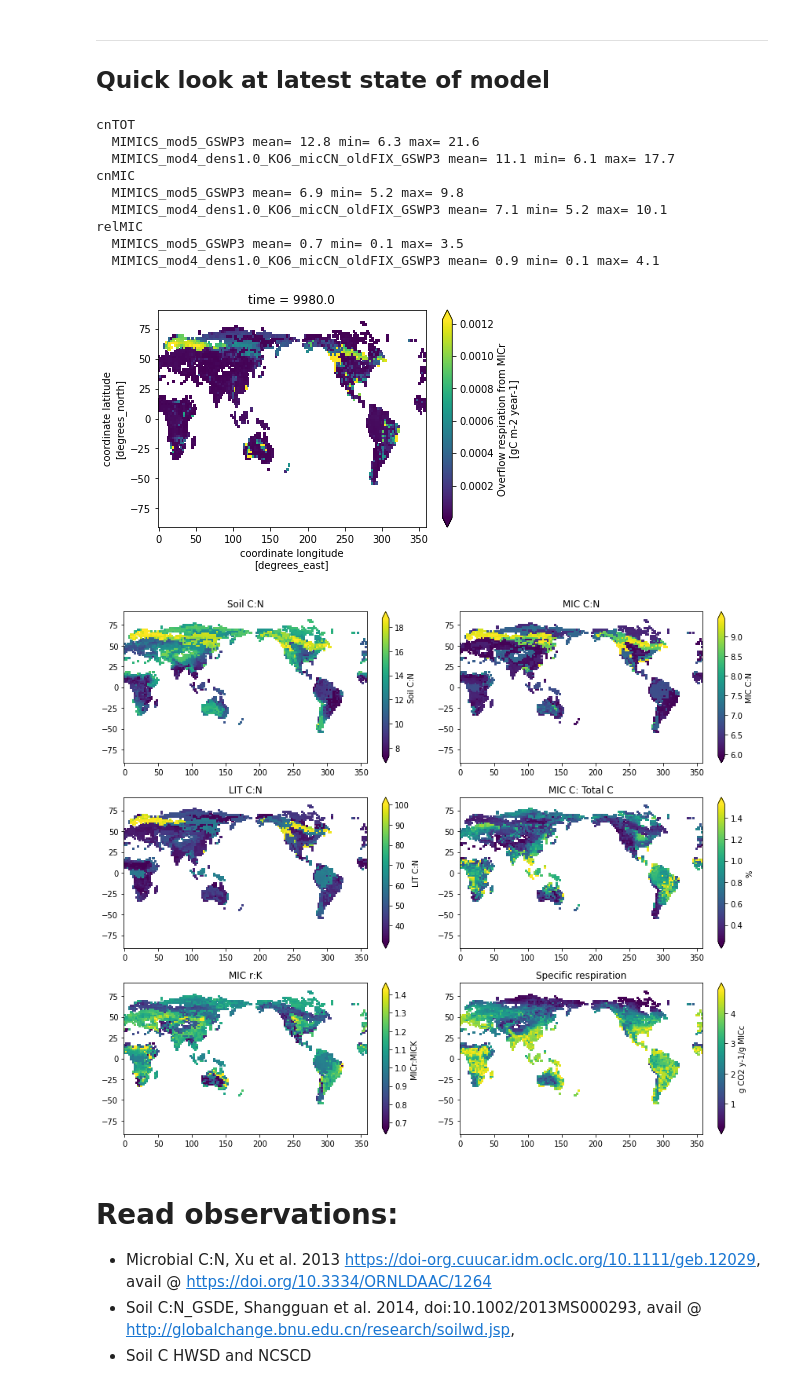
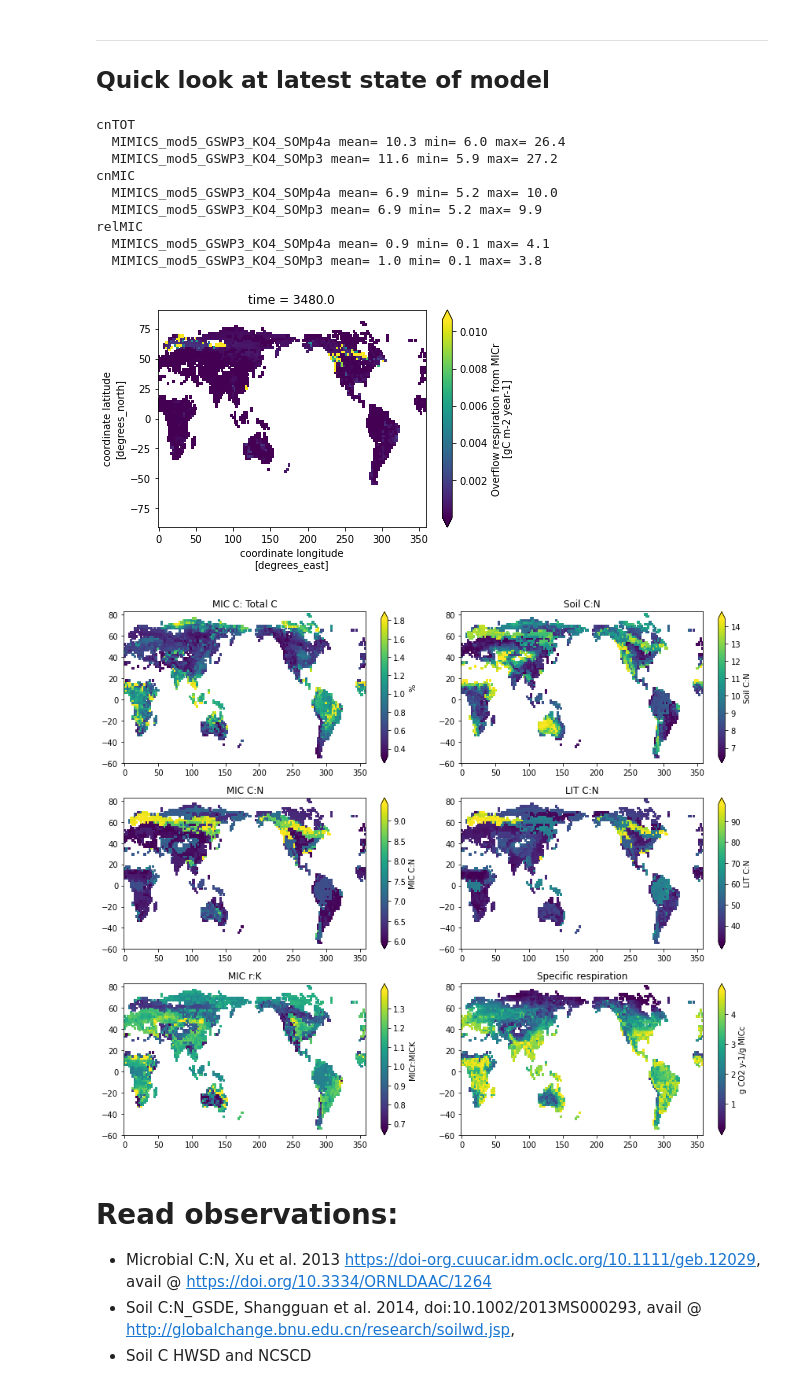
Before and after one commit to wwieder/biogeochem_testbed, a Jupyter notebook: analysis_code/CheckSpinup.ipynb, the cells around one changed output. Saved outputs shown, nothing was run; the diff lists cells and outputs as text; code cells hidden in the pictures.

```diff
--- a/analysis_code/CheckSpinup.ipynb
+++ b/analysis_code/CheckSpinup.ipynb
@@ -78,10 +94,11 @@ else:
 # %% [markdown]
 #### Point to and open datasets
 # %%
-full_pathMIM = path+case+'mimics_pool_flux_*80.nc'  # read in data every 100 years
-full_pathCAS = path+case+'casaclm_pool_flux_*80.nc' # casa files for vegetation results
-full_pathMIM2 = path+case2+'mimics_pool_flux_*80.nc'
-full_pathCAS2 = path+case2+'casaclm_pool_flux_*80.nc'
+#full_pathMIM = path+case+'mimics_pool_flux_*80.nc'  # read in data every 100 years
+full_pathMIM = path+case[0]+'mimics_pool_flux_*80.nc'  # read in data every 100 years
+full_pathCAS = path+case[0]+'casaclm_pool_flux_*80.nc' # casa files for vegetation results
+full_pathMIM2 = path+case[1]+'mimics_pool_flux_*80.nc'
+full_pathCAS2 = path+case[1]+'casaclm_pool_flux_*80.nc'
 
 print(full_pathCAS)
 
@@ -107,8 +124,11 @@ print('-- read in dataset -- ')
 # mask out low productivity cells
 minNPP = 10
 ds = utils.sum_pools(ds, model)
-ds = ds.where(ds['cnpp']>minNPP)
+initNPP = ds.cnpp.isel(time=slice(0,20)).mean(dim='time')
+ds = ds.where(initNPP>minNPP)
+#print(initNPP)
+
 if compare == True:
     ds2 = utils.sum_pools(ds2, model)
-    ds2 = ds2.where(ds2['cnpp']>minNPP)
+    ds2 = ds2.where(initNPP>minNPP)
 # %%
@@ -166,14 +186,14 @@ def map_function(da, cb=0, panel=None, cmap=None, ax=None,
 panel = ['(a)','(b)','(c)','(d)','(e)','(f)','(g)','(h)','(i)','(j)','(k)','(l)']
 # %%
 if model == 'mim':
-    Cvars =['cnpp','cTOT','cSOMp','cSOMc','NEP']
+    Cvars =['cTOT','cSOMp','cSOMa','cSOMc','cgpp']
 else:
     Cvars =['cnpp','cTOT','clitcwd']
 
 if compare == True:
-    globalSum(ds2,Cvars, plot=True, Round=False, sim=sim2)
+    globalSum(ds2,Cvars, plot=True, Round=False, sim=sim[1])
 
-globalSum(ds,Cvars, plot=True, Round=False, sim=sim)
+globalSum(ds,Cvars, plot=True, Round=False, sim=sim[0])
 
 # Now call the map_function
 fig, axes = plt.subplots(nrows=1, ncols=len(Cvars), figsize=((5*len(Cvars)),6), constrained_layout=True,
@@ -221,12 +242,12 @@ ds['cnpp'].isel(time=-1).plot(robust=True);
 meanVars = ['cnTOT','cnMIC', 'relMIC']
 for i in range(len(meanVars)):
     print(meanVars[i])
-    print('  '+sim+
+    print('  '+sim[0]+
           ' mean= '+str(np.round(ds[meanVars[i]].mean().values,1))+
           ' min= '+ str(np.round(ds[meanVars[i]].min().values,1))+
           ' max= '+ str(np.round(ds[meanVars[i]].max().values,1)))
     if compare==True:
-        print('  '+sim2+
+        print('  '+sim[1]+
               ' mean= '+str(np.round(ds2[meanVars[i]].mean().values,1))+
               ' min= ' +str(np.round(ds2[meanVars[i]].min().values,1))+
               ' max= ' +str(np.round(ds2[meanVars[i]].max().values,1)))
@@ -234,39 +255,40 @@ for i in range(len(meanVars)):
 ds.cOverflow_r.isel(time=-1).plot(robust=True);
 # %% [output]
 cnTOT
-  MIMICS_mod5_GSWP3 mean= 12.8 min= 6.3 max= 21.6
-  MIMICS_mod4_dens1.0_KO6_micCN_oldFIX_GSWP3 mean= 11.1 min= 6.1 max= 17.7
+  MIMICS_mod5_GSWP3_KO4_SOMp4a mean= 10.3 min= 6.0 max= 26.4
+  MIMICS_mod5_GSWP3_KO4_SOMp3 mean= 11.6 min= 5.9 max= 27.2
 cnMIC
-  MIMICS_mod5_GSWP3 mean= 6.9 min= 5.2 max= 9.8
-  MIMICS_mod4_dens1.0_KO6_micCN_oldFIX_GSWP3 mean= 7.1 min= 5.2 max= 10.1
+  MIMICS_mod5_GSWP3_KO4_SOMp4a mean= 6.9 min= 5.2 max= 10.0
+  MIMICS_mod5_GSWP3_KO4_SOMp3 mean= 6.9 min= 5.2 max= 9.9
 relMIC
-  MIMICS_mod5_GSWP3 mean= 0.7 min= 0.1 max= 3.5
-  MIMICS_mod4_dens1.0_KO6_micCN_oldFIX_GSWP3 mean= 0.9 min= 0.1 max= 4.1
+  MIMICS_mod5_GSWP3_KO4_SOMp4a mean= 0.9 min= 0.1 max= 4.1
+  MIMICS_mod5_GSWP3_KO4_SOMp3 mean= 1.0 min= 0.1 max= 3.8
-[figure, old version]
+[figure, new version]
 # %%
 ncols = 2
 nrows = 3
 #  lists of variables, titles & labels
-plotVars = ['cnTOT','cnMIC','cnLIT','relMIC','MICrK','specRESP']
-plotTitle = ['Soil C:N','MIC C:N','LIT C:N','MIC C: Total C','MIC r:K','Specific respiration']
-plotLable = 'Soil C:N','MIC C:N','LIT C:N','%','MICr:MICK', 'g CO2 y-1/g MICc'
+plotVars = ['relMIC','cnTOT','cnMIC','cnLIT','MICrK','specRESP']
+plotTitle = ['MIC C: Total C','Soil C:N','MIC C:N','LIT C:N','MIC r:K','Specific respiration']
+plotLabel = '%','Soil C:N','MIC C:N','LIT C:N','MICr:MICK', 'g CO2 y-1/g MICc'
 
 # create the plots
 fig = plt.figure(figsize=(12,10))
 axes = [ fig.add_subplot(nrows, ncols, 1+ r * ncols + c) for r in range(0, nrows) for c in range(0, ncols) ]
 
 # add some data
 i = 0
 for ax in axes:
-    ds[plotVars[i]].isel(time=-1).plot(ax=ax, robust=True, cbar_kwargs={'label': plotLable[i]})
+    ds[plotVars[i]].isel(time=-1).plot(ax=ax, robust=True, cbar_kwargs={'label': plotLabel[i]})
     ax.set_xlabel('')
     ax.set_ylabel('')
+    ax.set_ylim(-60,83)
     ax.set_title(plotTitle[i])
     i = i+1
 
 plt.tight_layout()
 # %% [output]
-[figure, old version]
+[figure, new version]
 # %% [markdown]
 # Read observations:
 - Microbial C:N, Xu et al. 2013  https://doi-org.cuucar.idm.oclc.org/10.1111/geb.12029, avail @ https://doi.org/10.3334/ORNLDAAC/1264
```
Also changed, not shown: parts of 36 cells of this notebook.
